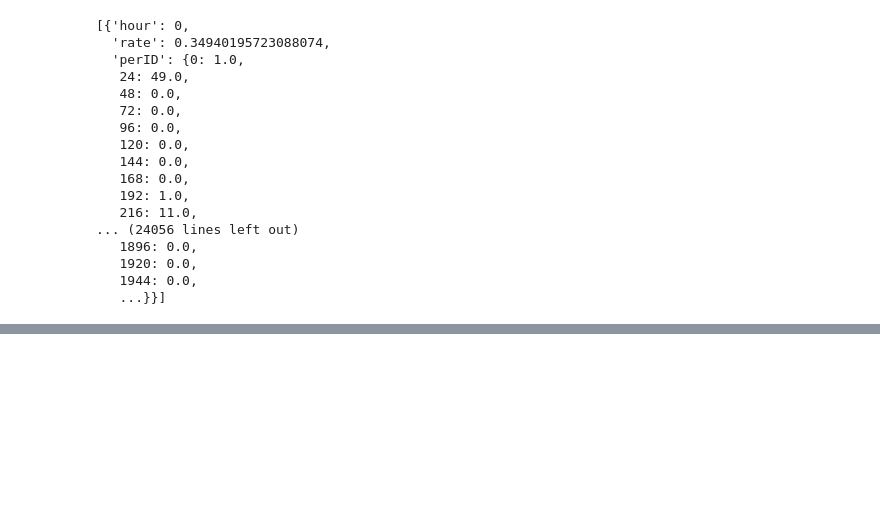
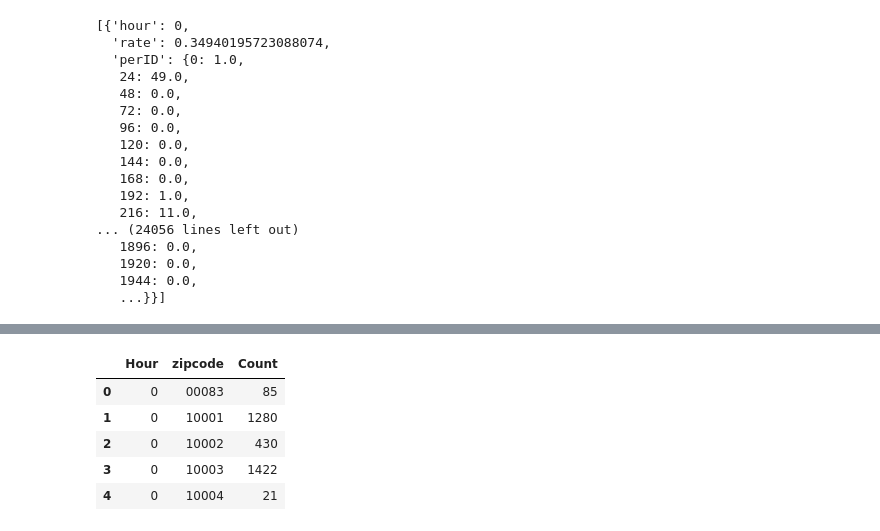
Before and after one commit to louisalulu/Data_Visualization_Final_Challenge, a Jupyter notebook: pick_up_location_by_time.ipynb, the cells around one changed output, grey strips where cells are left out. Drawn from its saved outputs; the diff is of its cells as text; code cells hidden in the pictures; blank space fills up the shorter version.

```diff
--- a/pick_up_location_by_time.ipynb
+++ b/pick_up_location_by_time.ipynb
@@ -132,0 +165,10 @@ with open('pick_up_location_by_time.json', 'w',encoding='utf-8') as f:
+# %%
+pick_up_location_by_time_zipcode.rename(columns={'id':'Count'}, inplace=True)
+pick_up_location_by_time_zipcode.head()
+# %% [output]
+|  | Hour | zipcode | Count |
+| 0 | 0 | 00083 | 85 |
+| 1 | 0 | 10001 | 1280 |
+| 2 | 0 | 10002 | 430 |
+| 3 | 0 | 10003 | 1422 |
+| 4 | 0 | 10004 | 21 |
```
Also changed, not shown: parts of 15 cells of this notebook, 2 other files.
